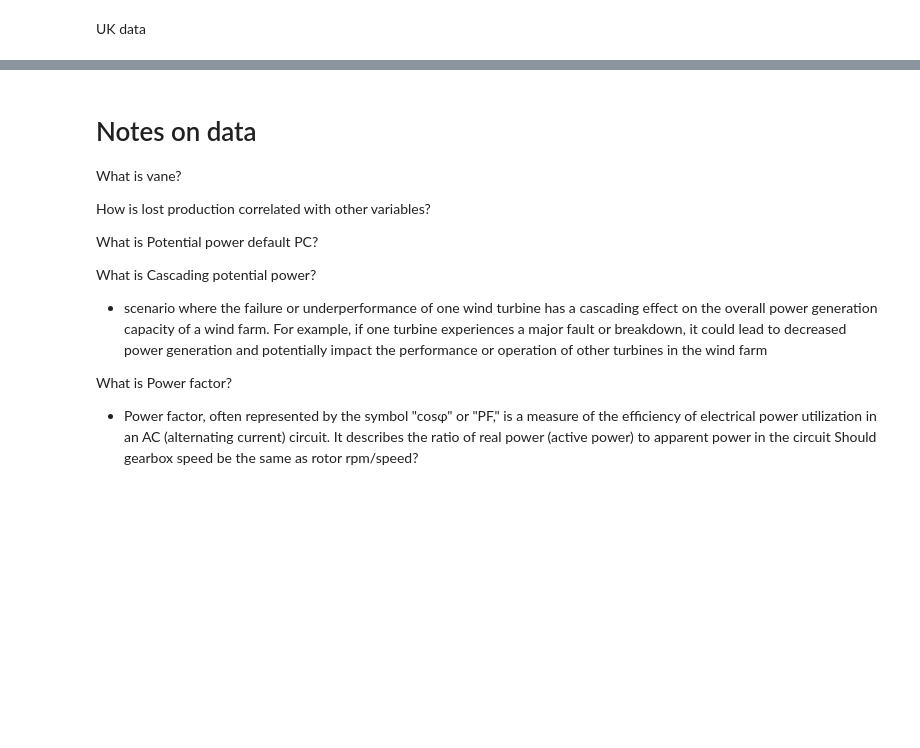
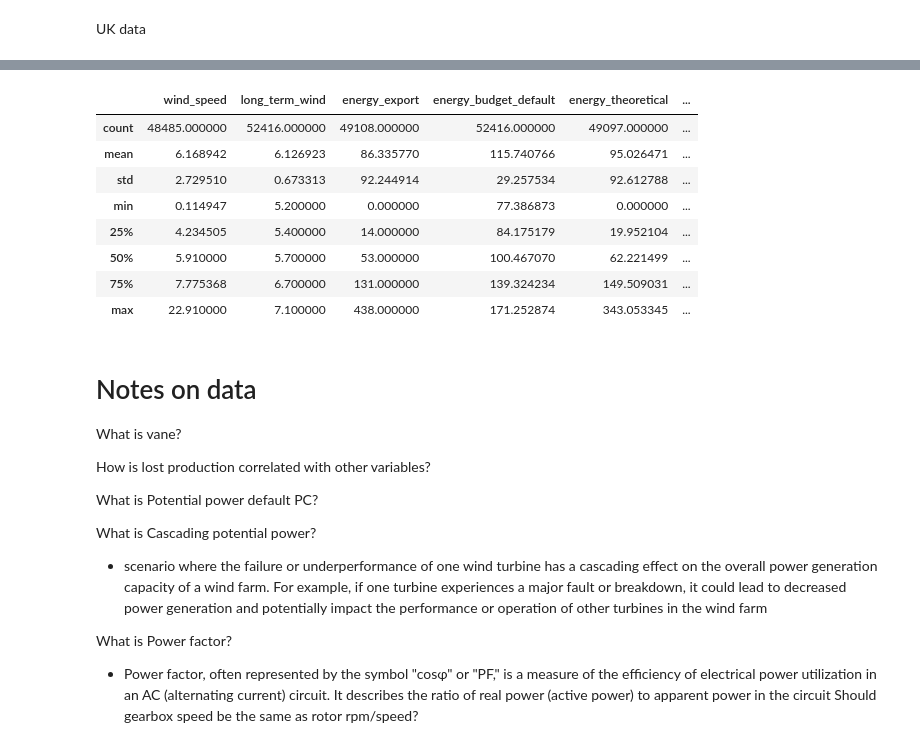
Before and after one commit to lenare/mlses-wind-power-forecast, a Jupyter notebook: notebooks/data_exploration_uk.ipynb, the cells around one changed output, grey strips where cells are left out. Cells and saved outputs as stored; diff of their text form; code cells hidden in the pictures; blank space fills up the shorter version.

```diff
--- a/notebooks/data_exploration_uk.ipynb
+++ b/notebooks/data_exploration_uk.ipynb
@@ -7,12 +7,13 @@ For having a first look at data and experimenting with solutions.
 # Import dependencies
 import os
 
-import xarray as xr
 import numpy as np
 import matplotlib.pyplot as plt
 import pandas as pd
 
-pd.set_option('display.max_columns', None)
+pd.set_option("display.max_columns", None)
+pd.set_option("display.max_rows", 200)
+pd.set_option("display.max_info_columns", 500)
 # %% [markdown]
 UK data
 # %%
@@ -42,0 +282,12 @@ full_kelmarsh_df.describe()
+# %%
+final_kelmarsh_1_2019_df.describe()
+# %% [output]
+|  | wind_speed | long_term_wind | energy_export | energy_budget_default | energy_theoretical | ... |
+| count | 48485.000000 | 52416.000000 | 49108.000000 | 52416.000000 | 49097.000000 | ... |
+| mean | 6.168942 | 6.126923 | 86.335770 | 115.740766 | 95.026471 | ... |
+| std | 2.729510 | 0.673313 | 92.244914 | 29.257534 | 92.612788 | ... |
+| min | 0.114947 | 5.200000 | 0.000000 | 77.386873 | 0.000000 | ... |
+| 25% | 4.234505 | 5.400000 | 14.000000 | 84.175179 | 19.952104 | ... |
+| 50% | 5.910000 | 5.700000 | 53.000000 | 100.467070 | 62.221499 | ... |
+| 75% | 7.775368 | 6.700000 | 131.000000 | 139.324234 | 149.509031 | ... |
+| max | 22.910000 | 7.100000 | 438.000000 | 171.252874 | 343.053345 | ... |
```
Also changed, not shown: parts of 26 cells of this notebook, 46 other files.
